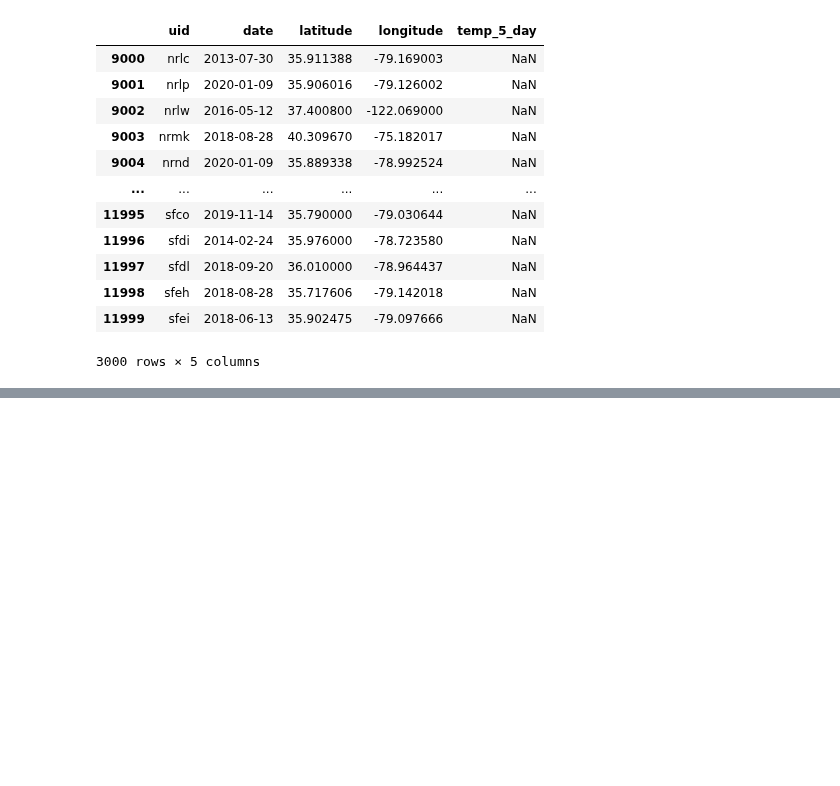
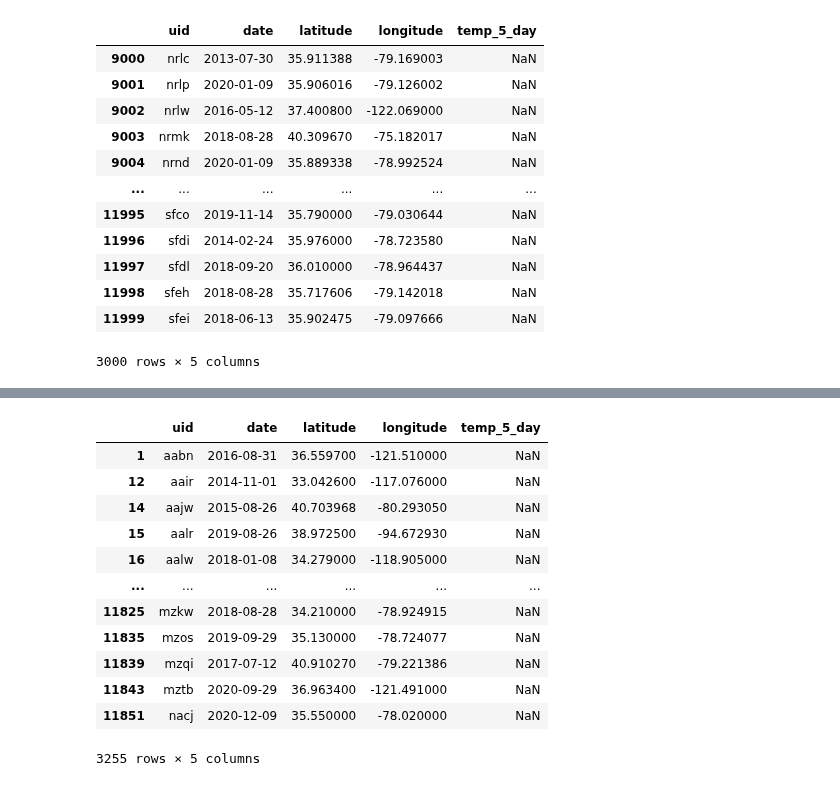
Before and after one commit to mduncan23/Predicting-Harmful-Algal-Blooms, a Jupyter notebook: Temp_data_pulls-my attempts.ipynb, the cells around one changed output, grey strips where cells are left out. Cells and saved outputs as stored; diff of their text form; code cells hidden in the pictures; blank space fills up the shorter version.

```diff
--- a/Temp_data_pulls-my attempts.ipynb
+++ b/Temp_data_pulls-my attempts.ipynb
@@ -857,0 +887,20 @@ for index in range(len(climate_5_day_9000_to_11999)):
+# %%
+test_5_day_0_to_3255 = sat_test[['uid', 'date', 'latitude', 'longitude']][:3255].copy()
+# %%
+test_5_day_0_to_3255['temp_5_day'] = np.NaN
+# %%
+test_5_day_0_to_3255
+# %% [output]
+|  | uid | date | latitude | longitude | temp_5_day |
+| 1 | aabn | 2016-08-31 | 36.559700 | -121.510000 | NaN |
+| 12 | aair | 2014-11-01 | 33.042600 | -117.076000 | NaN |
+| 14 | aajw | 2015-08-26 | 40.703968 | -80.293050 | NaN |
+| 15 | aalr | 2019-08-26 | 38.972500 | -94.672930 | NaN |
+| 16 | aalw | 2018-01-08 | 34.279000 | -118.905000 | NaN |
+| ... | ... | ... | ... | ... | ... |
+| 11825 | mzkw | 2018-08-28 | 34.210000 | -78.924915 | NaN |
+| 11835 | mzos | 2019-09-29 | 35.130000 | -78.724077 | NaN |
+| 11839 | mzqi | 2017-07-12 | 40.910270 | -79.221386 | NaN |
+| 11843 | mztb | 2020-09-29 | 36.963400 | -121.491000 | NaN |
+| 11851 | nacj | 2020-12-09 | 35.550000 | -78.020000 | NaN |
+3255 rows × 5 columns
```
Also changed, not shown: parts of 6 cells of this notebook, 3 other files.
